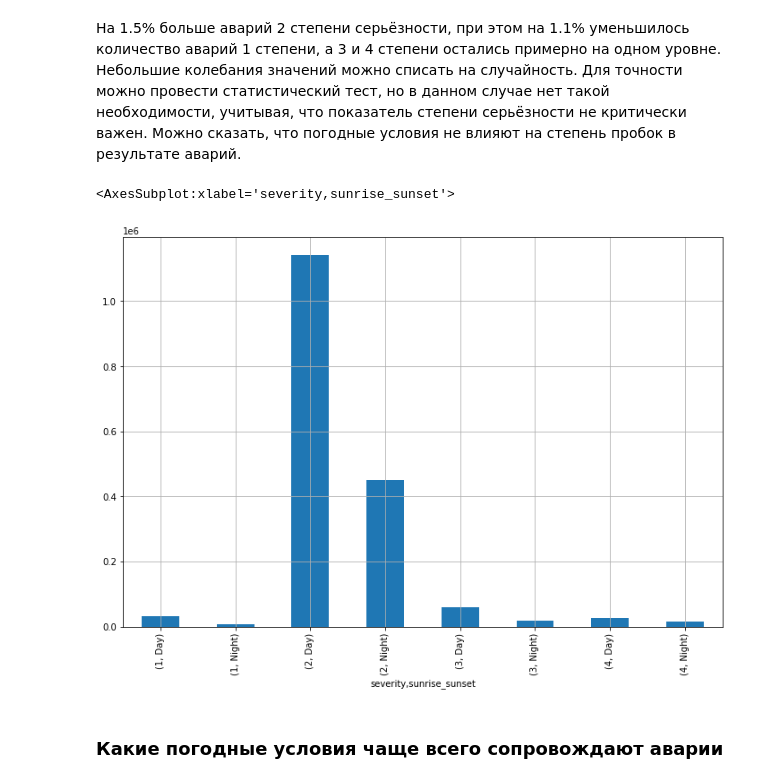
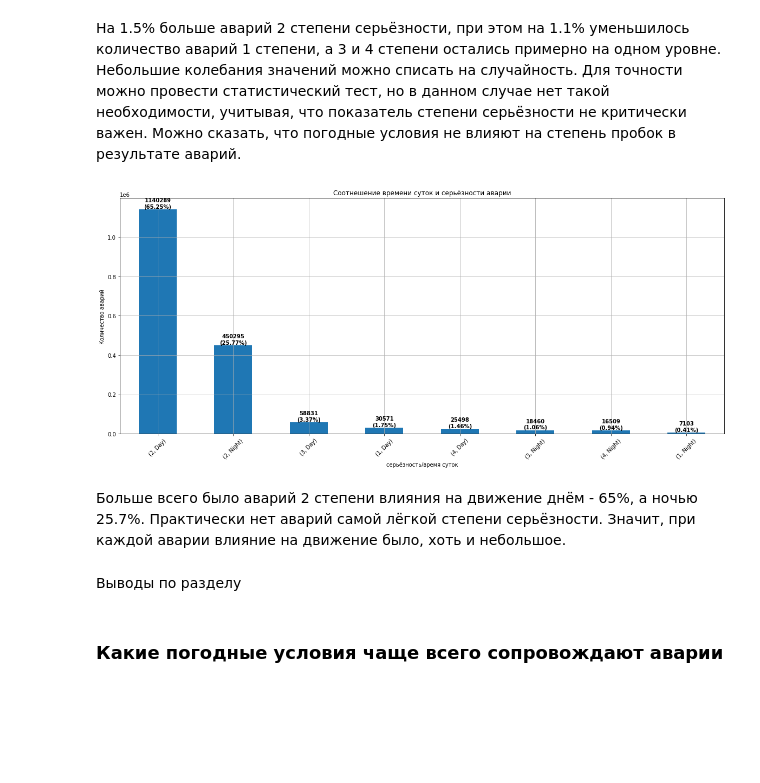
Before and after one commit to Heensz/analysis-of-accident-USA, a Jupyter notebook: анализ данных об авариях в США.ipynb, the cells around one changed output. Drawn from its saved outputs; the diff is of its cells as text; code cells hidden in the pictures; blank space fills up the shorter version.

```diff
--- a/анализ данных об авариях в США.ipynb
+++ b/анализ данных об авариях в США.ipynb
@@ -73,8 +73,8 @@ print("Общее число строк в файле:", total_rows)
 Общее число строк в файле: 7728394
 # %%
 # Посмотрим общую информацию о данных в каждой порции
-for chunk in chunks:
-    print(chunk.info())
+#for chunk in chunks:
+ #   print(chunk.info())
 # %%
 # Чтение данных порциями с использованием параметра chunksize
 chunk_size = 100000
@@ -250,6 +264,6 @@ dtype: int64
 road_accidents = road_accidents.dropna(subset=['city'])
 # %%
 #удалим из датасета столбцы, которые нам точно не нужны
-road_accidents = new_df.drop(['source', 'zipcode', 'no_exit', 'traffic_calming', 'turning_loop'], axis=1)
+road_accidents = road_accidents.drop(['source', 'zipcode', 'no_exit', 'traffic_calming', 'turning_loop'], axis=1)
 # %% [markdown]
 ## Исследовательский анализ
@@ -339,3 +443,10 @@ road_accidents['dangerous_weather_conditions'] = False  # Инициализир
 for index, condition in road_accidents['weather_condition'].iteritems():
     if condition in dangerous_conditions:
         road_accidents.at[index, 'dangerous_weather_conditions'] = True
+# %%
+print(road_accidents['weather_timestamp'].head(10))
+#обрезать дату
+road_accidents['weather_timestamp_month'] = pd.DatetimeIndex(road_accidents['weather_timestamp']).month
+print(road_accidents['month'].head())
+#сгруппировать по месяцам
+print(road_accidents.groupby('weather_condition')['id'].count().sort_values(ascending=False).head(10).plot(kind='bar'))
@@ -350,11 +483,44 @@ plot_severity_distribution(road_accidents_dangerous_weather)
 На 1.5% больше аварий 2 степени серьёзности, при этом на 1.1% уменьшилось количество аварий 1 степени, а 3 и 4 степени остались примерно на одном уровне. Небольшие колебания значений можно списать на случайность. Для точности можно провести статистический тест, но в данном случае нет такой необходимости, учитывая, что показатель степени серьёзности не критически важен.
 Можно сказать, что погодные условия не влияют на степень пробок в результате аварий.
 # %%
+# Группируем данные по городам и подсчитываем количества аварий в каждом городе
+def plot(value_5, value_6):
+    value_counts = road_accidents.groupby(value_5)[value_6].value_counts().sort_values(ascending=False).head(15)
+
+    # Вычисляем общее количество аварий
+    total = value_counts.sum()
+
+    # Построение графика
+    ax = value_counts.plot(kind='bar', grid=True, figsize=(20, 8))
+
+    # Добавляем абсолютное значение и проценты в скобках
+    for i, value_counts in enumerate(value_counts):
+        percentage = (value_counts / total) * 100
+        ax.text(i, value_counts, f"{value_counts}\n({percentage:.2f}%)", ha='center', va='bottom', fontweight='bold')
+
+    # Настраиваем подписи и заголовки
+    ax.set_xlabel('серьёзность/время суток')
+    ax.set_ylabel('Количество аварий')
+    ax.set_title('Соотнешение времени суток и серьёзности аварии')
+
+    # Поворот подписей на оси x
+    ax.set_xticklabels(ax.get_xticklabels(), rotation=45)
+
+    plt.show()
+
+g = plot(['severity'], ['sunrise_sunset'])
 #Проанализируем зависимость между степенью серьезности и временем суток (день/ночь)
-road_accidents.groupby('severity')['sunrise_sunset'].value_counts().plot(kind='bar', grid=True, figsize=(12,8))
+#sev= road_accidents.groupby('severity')['sunrise_sunset'].value_counts().plot(kind='bar', grid=True, figsize=(12,8))
+# Добавляем абсолютное значение и проценты в скобках
+#for i, count in enumerate(sev):
+ #   percentage = (count / total_accidents) * 100
+   # ax.text(i, count, f"{count}\n({percentage:.2f}%)", ha='center', va='bottom', fontweight='bold')
 # %% [output]
-<AxesSubplot:xlabel='severity,sunrise_sunset'>
-[figure, old version]
+[figure, new version]
+# %% [markdown]
+Больше всего было аварий 2 степени влияния на движение днём - 65%, а ночью 25.7%. Практически нет аварий самой лёгкой степени серьёзности. Значит, при каждой аварии влияние на движение было, хоть и небольшое.
+# %% [markdown]
+Выводы по разделу
 # %% [markdown]
 ### Какие погодные условия чаще всего сопровождают аварии
 # %%
```
Also changed, not shown: parts of 15 cells of this notebook.
